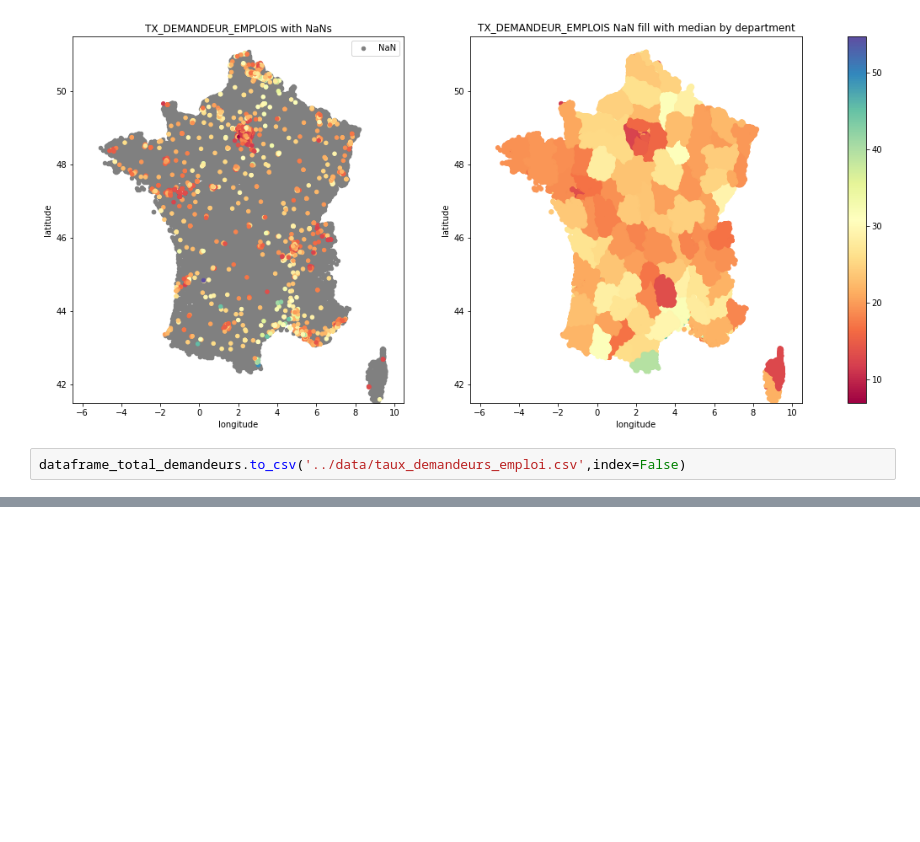
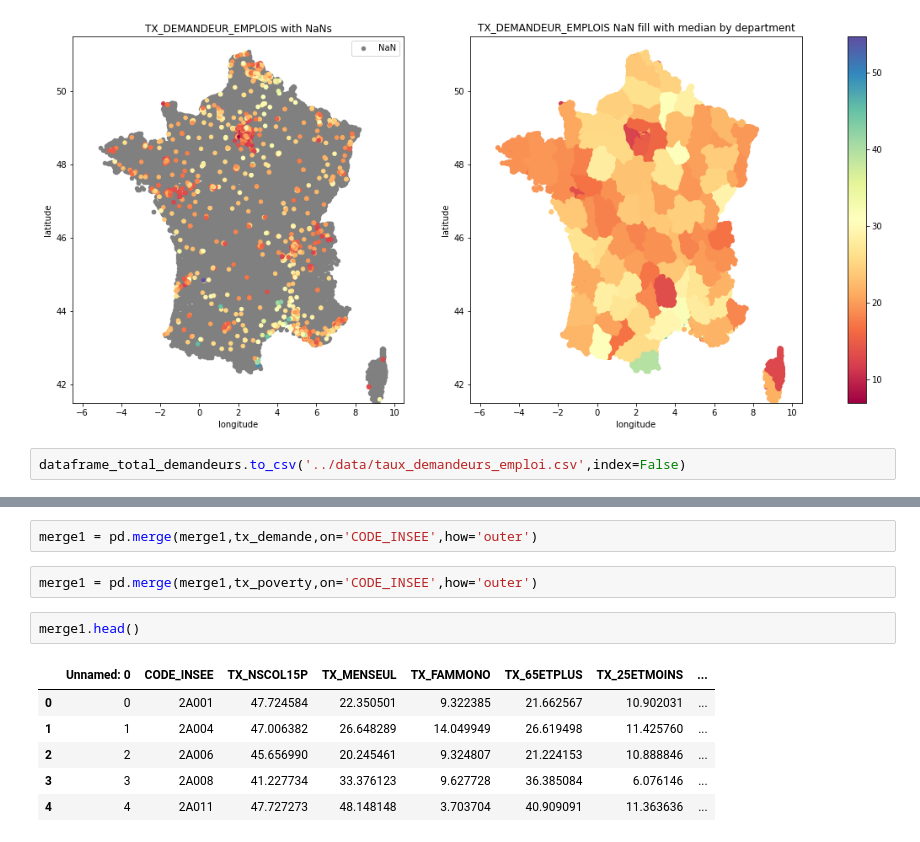
Before and after one commit to dataforgoodfr/batch8_mednum, a Jupyter notebook: notebooks/Getting_data_poverty.ipynb, the cells around one changed output, grey strips where cells are left out. Drawn from its saved outputs; the diff is of its cells as text; blank space fills up the shorter version.

```diff
--- a/notebooks/Getting_data_poverty.ipynb
+++ b/notebooks/Getting_data_poverty.ipynb
@@ -623,0 +645,13 @@ dataframe_total_demandeurs.to_csv('../data/taux_demandeurs_emploi.csv',index=Fal
+# %%
+merge1 = pd.merge(merge1,tx_demande,on='CODE_INSEE',how='outer')
+# %%
+merge1 = pd.merge(merge1,tx_poverty,on='CODE_INSEE',how='outer')
+# %%
+merge1.head()
+# %% [output]
+|  | Unnamed: 0 | CODE_INSEE | TX_NSCOL15P | TX_MENSEUL | TX_FAMMONO | TX_65ETPLUS | TX_25ETMOINS | ... |
+| 0 | 0 | 2A001 | 47.724584 | 22.350501 | 9.322385 | 21.662567 | 10.902031 | ... |
+| 1 | 1 | 2A004 | 47.006382 | 26.648289 | 14.049949 | 26.619498 | 11.425760 | ... |
+| 2 | 2 | 2A006 | 45.656990 | 20.245461 | 9.324807 | 21.224153 | 10.888846 | ... |
+| 3 | 3 | 2A008 | 41.227734 | 33.376123 | 9.627728 | 36.385084 | 6.076146 | ... |
+| 4 | 4 | 2A011 | 47.727273 | 48.148148 | 3.703704 | 40.909091 | 11.363636 | ... |
```
Also changed, not shown: parts of 4 cells of this notebook.
